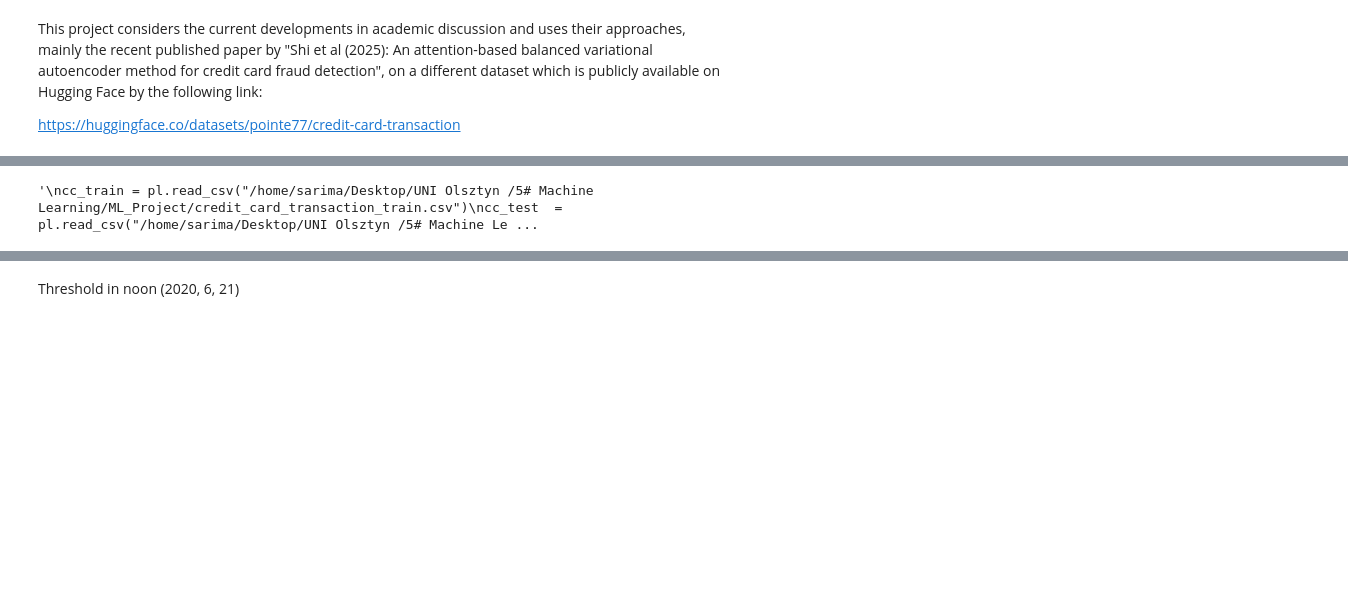
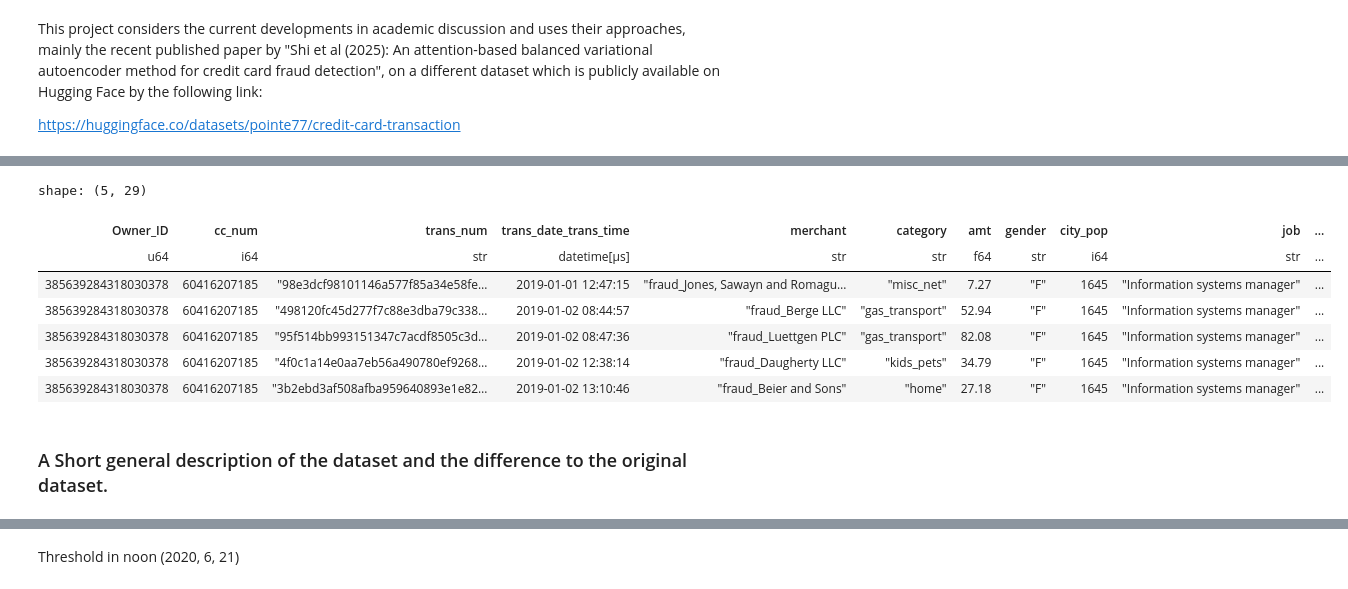
Before and after one commit to arnopopanda-UWM/ML-UWM-April-26, a Jupyter notebook: CC_Fraud_v3.ipynb, the cells around one changed output, grey strips where cells are left out. Saved outputs shown, nothing was run; the diff lists cells and outputs as text; code cells hidden in the pictures; blank space fills up the shorter version.

Commit message:
Cleaned preperation, all job related variables out. Frequency encoding to consider in general. Lasso problems. Some additions for paper and descriptions

```diff
--- a/CC_Fraud_v3.ipynb
+++ b/CC_Fraud_v3.ipynb
@@ -23,27 +31,8 @@ import matplotlib.pyplot as plt # visualization
 from geopy.distance import distance #, geodesic, great_circle # Feature Engineering module for Geodata
 # %%
 # reading in the datasets
-# Read CSV files with Polars
-cc_train = pl.read_csv("/home/sarima/Desktop/UNI Olsztyn /5# Machine Learning/ML_Project/credit_card_transaction_train.csv")
-cc_test  = pl.read_csv("/home/sarima/Desktop/UNI Olsztyn /5# Machine Learning/ML_Project/credit_card_transaction_test.csv")
-# cc = pl.concat([cc_train, cc_test])
+
+cc_train =  pl.read_parquet("credit_card_trans_train.parquet")
+cc_test  = pl.read_parquet("credit_card_trans_test.parquet")
+# cc_comb = pl.concat([cc_train, cc_test])
 # del(cc_train, cc_test)
-# %%
-"""
-cc_train = pl.read_csv("/home/sarima/Desktop/UNI Olsztyn /5# Machine Learning/ML_Project/credit_card_transaction_train.csv")
-cc_test  = pl.read_csv("/home/sarima/Desktop/UNI Olsztyn /5# Machine Learning/ML_Project/credit_card_transaction_test.csv")
-
-cc_train = cc_train.with_columns(
-    pl.col('trans_date_trans_time').str.to_datetime().alias('trans_date_trans_time')
-)
-cc_test = cc_test.with_columns(
-    pl.col('trans_date_trans_time').str.to_datetime().alias('trans_date_trans_time')
-)
-
-train_min = cc_train['trans_date_trans_time'].min().date()
-train_max = cc_train['trans_date_trans_time'].max().date()
-test_min = cc_test['trans_date_trans_time'].min().date()
-test_max = cc_test['trans_date_trans_time'].max().date()
-"""
-# %% [output]
-'\ncc_train = pl.read_csv("/home/sarima/Desktop/UNI Olsztyn /5# Machine Learning/ML_Project/credit_card_transaction_train.csv")\ncc_test  = pl.read_csv("/home/sarima/Desktop/UNI Olsztyn /5# Machine Le ...
@@ -51,0 +39,21 @@ test_max = cc_test['trans_date_trans_time'].max().date()
+# %%
+cc = cc_train
+# Trans_num as ID and seperate Information DataFrame
+# To make the Data_Frame nicer to handle all Identifier variables and some string variables are seperated from the dataset:
+#
+"""
+cc_ID =
+print(f"Columns: {cc.columns.drop('')}")
+"""
+cc.head(5)
+# %% [output]
+shape: (5, 29)
+| Owner_ID | cc_num | trans_num | trans_date_trans_time | merchant | category | amt | gender | city_pop | job | ... |
+| u64 | i64 | str | datetime[μs] | str | str | f64 | str | i64 | str | ... |
+| 385639284318030378 | 60416207185 | "98e3dcf98101146a577f85a34e58fe… | 2019-01-01 12:47:15 | "fraud_Jones, Sawayn and Romagu… | "misc_net" | 7.27 | "F" | 1645 | "Information systems manager" | ... |
+| 385639284318030378 | 60416207185 | "498120fc45d277f7c88e3dba79c338… | 2019-01-02 08:44:57 | "fraud_Berge LLC" | "gas_transport" | 52.94 | "F" | 1645 | "Information systems manager" | ... |
+| 385639284318030378 | 60416207185 | "95f514bb993151347c7acdf8505c3d… | 2019-01-02 08:47:36 | "fraud_Luettgen PLC" | "gas_transport" | 82.08 | "F" | 1645 | "Information systems manager" | ... |
+| 385639284318030378 | 60416207185 | "4f0c1a14e0aa7eb56a490780ef9268… | 2019-01-02 12:38:14 | "fraud_Daugherty LLC" | "kids_pets" | 34.79 | "F" | 1645 | "Information systems manager" | ... |
+| 385639284318030378 | 60416207185 | "3b2ebd3af508afba959640893e1e82… | 2019-01-02 13:10:46 | "fraud_Beier and Sons" | "home" | 27.18 | "F" | 1645 | "Information systems manager" | ... |
+# %% [markdown]
+### A Short general description of the dataset and the difference to the original dataset.
```
Also changed, not shown: parts of 57 cells of this notebook, 1 other file.
